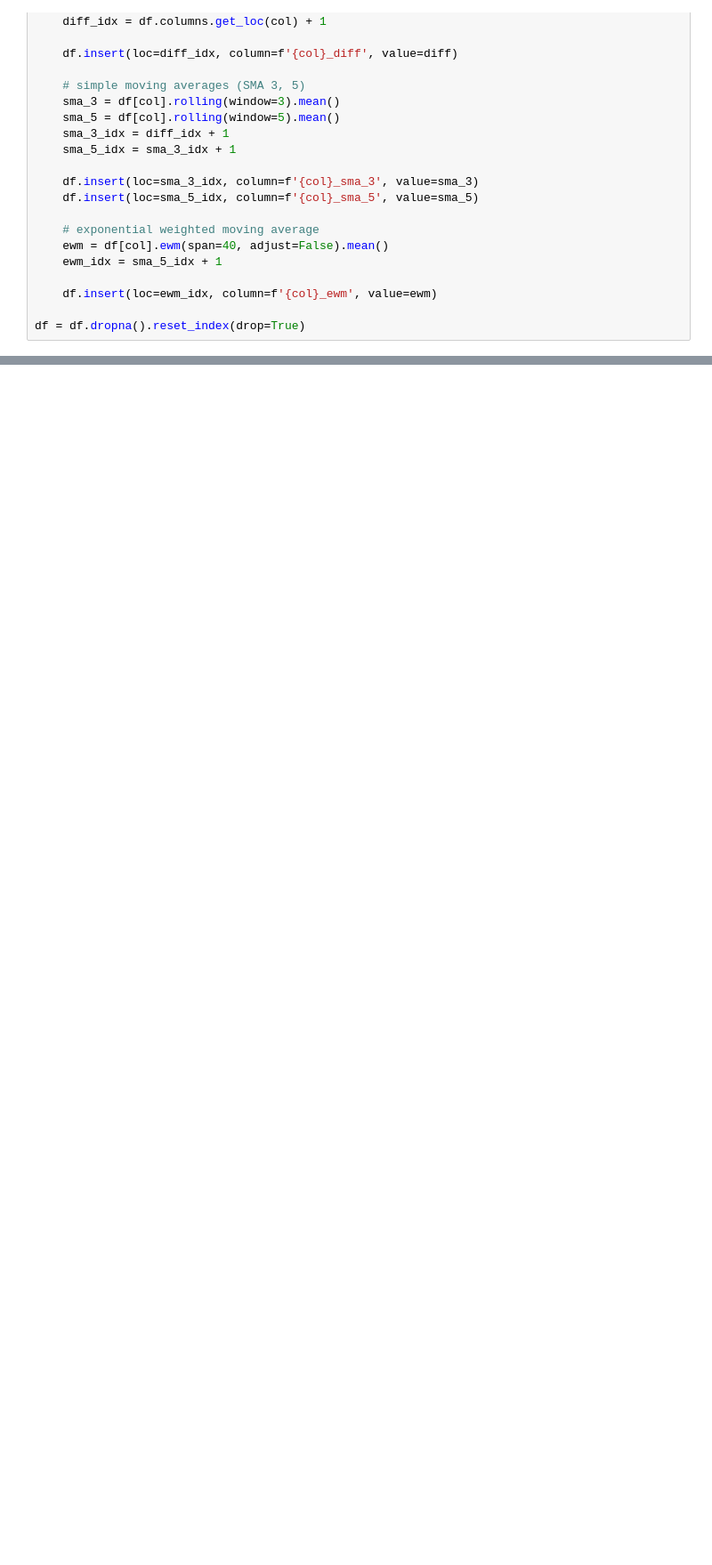
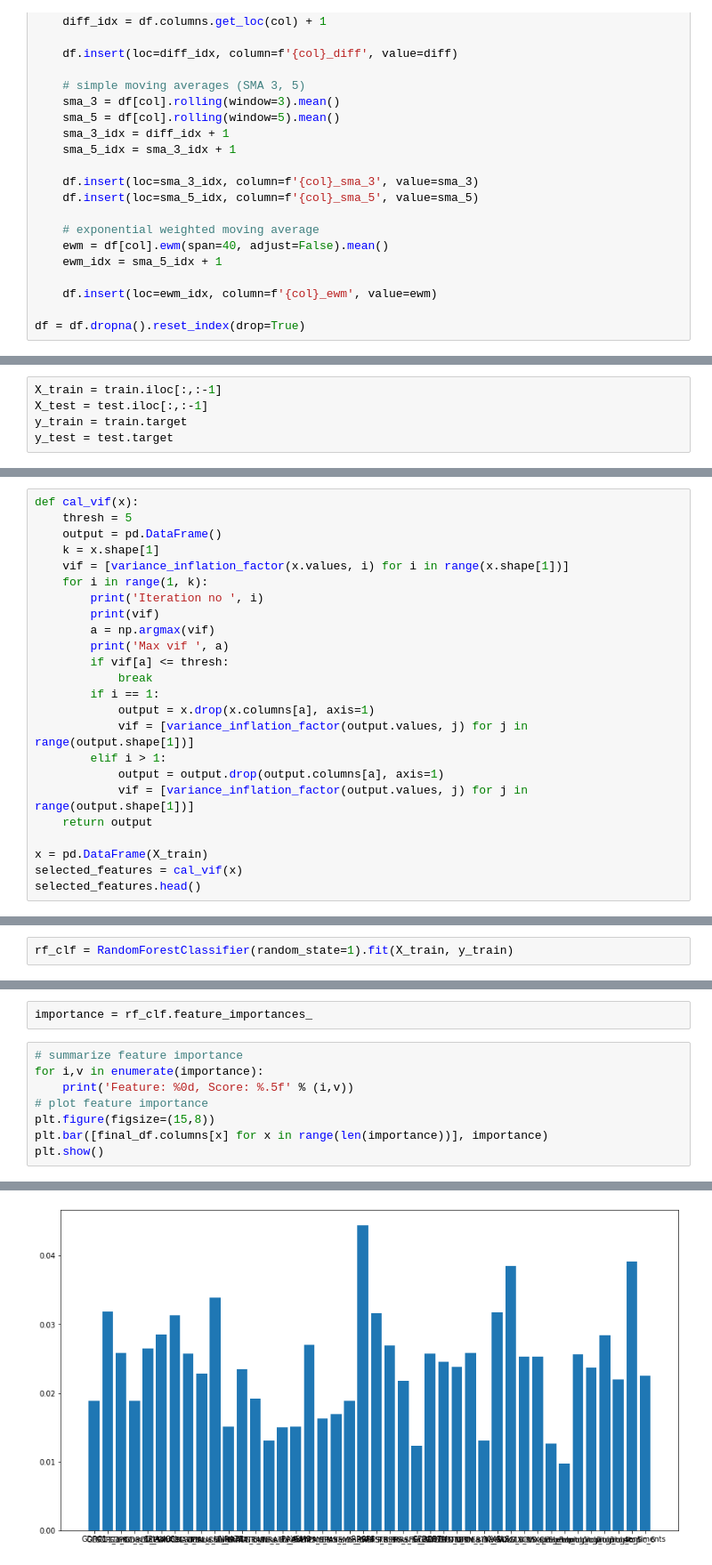
Before and after one commit to ErnestChng/bt4222-proj, a Jupyter notebook: scripts/07_Feature-Engineering-Macro-w-Final-Model.ipynb, the cells around one changed output, grey strips where cells are left out. Shown at 89% size. Saved outputs shown, nothing was run; the diff lists cells and outputs as text; blank space fills up the shorter version.

```diff
--- a/scripts/07_Feature-Engineering-Macro-w-Final-Model.ipynb
+++ b/scripts/07_Feature-Engineering-Macro-w-Final-Model.ipynb
@@ -46,0 +129,5 @@ df.head(10)
+# %%
+X_train = train.iloc[:,:-1]
+X_test = test.iloc[:,:-1]
+y_train = train.target
+y_test = test.target
@@ -46,0 +156,24 @@ df.head(10)
+# %%
+def cal_vif(x):
+    thresh = 5
+    output = pd.DataFrame()
+    k = x.shape[1]
+    vif = [variance_inflation_factor(x.values, i) for i in range(x.shape[1])]
+    for i in range(1, k):
+        print('Iteration no ', i)
+        print(vif)
+        a = np.argmax(vif)
+        print('Max vif ', a)
+        if vif[a] <= thresh:
+            break
+        if i == 1:
+            output = x.drop(x.columns[a], axis=1)
+            vif = [variance_inflation_factor(output.values, j) for j in range(output.shape[1])]
+        elif i > 1:
+            output = output.drop(output.columns[a], axis=1)
+            vif = [variance_inflation_factor(output.values, j) for j in range(output.shape[1])]
+    return output
+
+x = pd.DataFrame(X_train)
+selected_features = cal_vif(x)
+selected_features.head()
@@ -46,0 +206,2 @@ df.head(10)
+# %%
+rf_clf = RandomForestClassifier(random_state=1).fit(X_train, y_train)
@@ -46,0 +220,11 @@ df.head(10)
+# %%
+importance = rf_clf.feature_importances_
+# %%
+# summarize feature importance
+for i,v in enumerate(importance):
+    print('Feature: %0d, Score: %.5f' % (i,v))
+# plot feature importance
+plt.figure(figsize=(15,8))
+plt.bar([final_df.columns[x] for x in range(len(importance))], importance)
+plt.show()
+# %% [output]
@@ -46,0 +248 @@ df.head(10)
+[figure, added]
```
Also changed, not shown: parts of 73 cells of this notebook.
